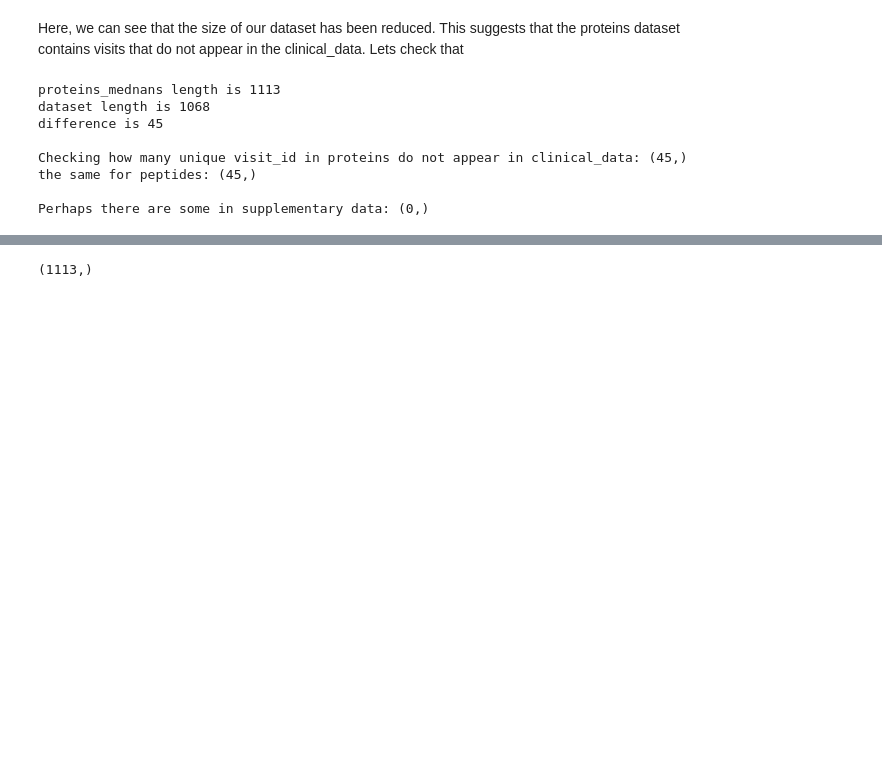
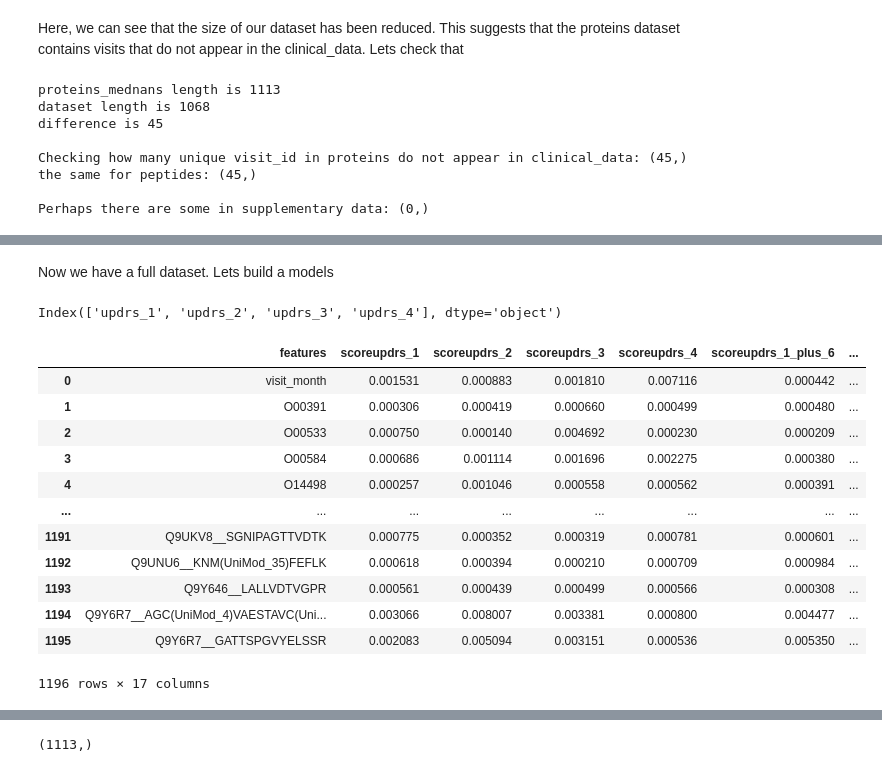
Before and after one commit to Andrey-rmnv/parkinsons-disease-progression-prediction, a Jupyter notebook: data_analysis.ipynb, the cells around one changed output, grey strips where cells are left out. Saved outputs shown, nothing was run; the diff lists cells and outputs as text; code cells hidden in the pictures; blank space fills up the shorter version.

```diff
--- a/data_analysis.ipynb
+++ b/data_analysis.ipynb
@@ -710,0 +730,2 @@ Perhaps there are some in supplementary data: (0,)
+# %% [markdown]
+Now we have a full dataset. Lets build a models
@@ -710,0 +741,37 @@ Perhaps there are some in supplementary data: (0,)
+# %%
+y_columns[:4]
+# %% [output]
+Index(['updrs_1', 'updrs_2', 'updrs_3', 'updrs_4'], dtype='object')
+# %%
+from tqdm import tqdm
+
+df_feature_imp = pd.DataFrame({'features': X.columns})
+for y_col in tqdm(y_columns):
+    #drop NaNs in Y
+    Y_train = Y[~Y[y_col].isna()]
+    X_train = X[~Y[y_col].isna()]
+
+    rf = RandomForestRegressor(n_estimators=200, max_depth=50)
+
+    rf.fit(X_train, Y_train[y_col])
+
+    importances = rf.feature_importances_
+    df_feature_imp['score_' + y_col] = importances
+
+#df_feature_imp = df_feature_imp.sort_values(by='score', ascending=False)
+df_feature_imp.to_csv('feature_imp.csv', index=False)
+df_feature_imp
+# %% [output]
+|  | features | scoreupdrs_1 | scoreupdrs_2 | scoreupdrs_3 | scoreupdrs_4 | scoreupdrs_1_plus_6 | ... |
+| 0 | visit_month | 0.001531 | 0.000883 | 0.001810 | 0.007116 | 0.000442 | ... |
+| 1 | O00391 | 0.000306 | 0.000419 | 0.000660 | 0.000499 | 0.000480 | ... |
+| 2 | O00533 | 0.000750 | 0.000140 | 0.004692 | 0.000230 | 0.000209 | ... |
+| 3 | O00584 | 0.000686 | 0.001114 | 0.001696 | 0.002275 | 0.000380 | ... |
+| 4 | O14498 | 0.000257 | 0.001046 | 0.000558 | 0.000562 | 0.000391 | ... |
+| ... | ... | ... | ... | ... | ... | ... | ... |
+| 1191 | Q9UKV8__SGNIPAGTTVDTK | 0.000775 | 0.000352 | 0.000319 | 0.000781 | 0.000601 | ... |
+| 1192 | Q9UNU6__KNM(UniMod_35)FEFLK | 0.000618 | 0.000394 | 0.000210 | 0.000709 | 0.000984 | ... |
+| 1193 | Q9Y646__LALLVDTVGPR | 0.000561 | 0.000439 | 0.000499 | 0.000566 | 0.000308 | ... |
+| 1194 | Q9Y6R7__AGC(UniMod_4)VAESTAVC(Uni... | 0.003066 | 0.008007 | 0.003381 | 0.000800 | 0.004477 | ... |
+| 1195 | Q9Y6R7__GATTSPGVYELSSR | 0.002083 | 0.005094 | 0.003151 | 0.000536 | 0.005350 | ... |
+1196 rows × 17 columns
```
Also changed, not shown: parts of 16 cells of this notebook, 2 other files.
